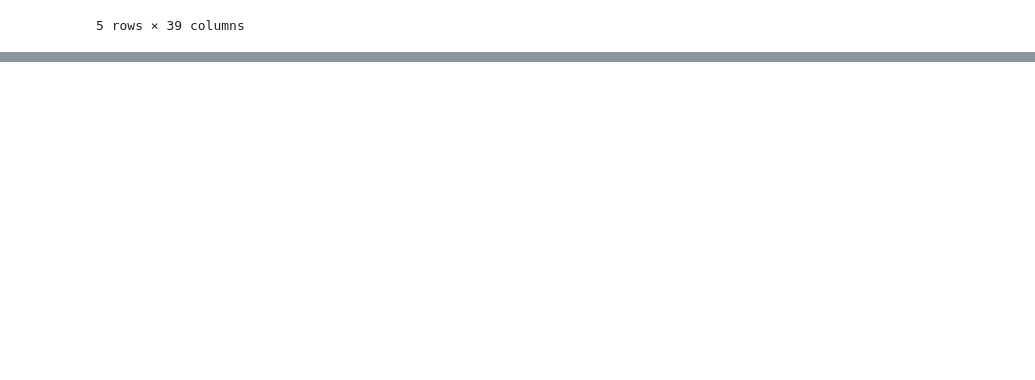
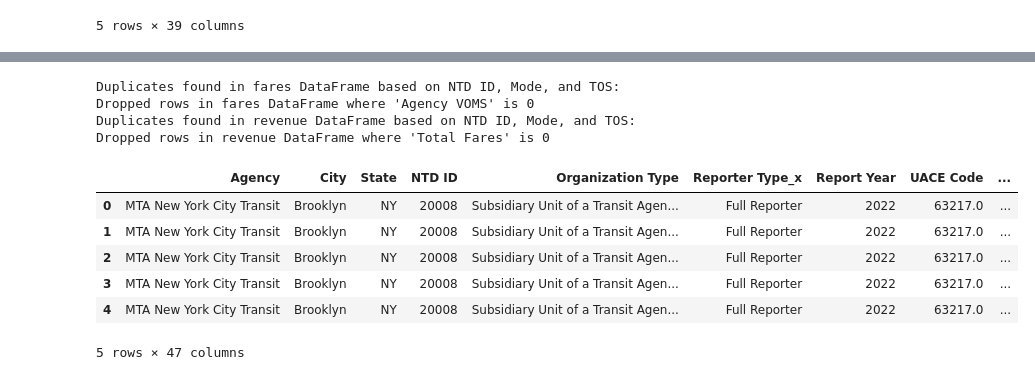
Before and after one commit to e-mission/e-mission-common, a Jupyter notebook: src/emcommon/metrics/transit/transit.ipynb, the cells around one changed output, grey strips where cells are left out. Saved outputs shown, nothing was run; the diff lists cells and outputs as text; code cells hidden in the pictures; blank space fills up the shorter version.

```diff
--- a/src/emcommon/metrics/transit/transit.ipynb
+++ b/src/emcommon/metrics/transit/transit.ipynb
@@ -50,0 +257,48 @@ Non-weighted Average Fare Revenues per Unlinked Passenger Trip: 1.56333333333333
+# %%
+# the intention is to drop copies of rows of the same agency.
+# mostly empty rows that have 0 Total Fares anyway.
+
+# Check for duplicates in fares DataFrame
+fares_duplicates = fares[fares.duplicated(subset=['NTD ID', 'Mode', 'TOS'], keep=False)]
+if not fares_duplicates.empty:
+    print("Duplicates found in fares DataFrame based on NTD ID, Mode, and TOS:")
+    # display(fares_duplicates)
+    # Drop rows where 'Agency VOMS' is 0
+    fares = fares[~((fares['NTD ID'].isin(fares_duplicates['NTD ID'])) &
+                    (fares['Mode'].isin(fares_duplicates['Mode'])) &
+                    (fares['TOS'].isin(fares_duplicates['TOS'])) &
+                    (fares['Agency VOMS'] == 0))]
+    print("Dropped rows in fares DataFrame where 'Agency VOMS' is 0")
+    # Remove remaining duplicates, keeping the first occurrence
+    fares = fares.drop_duplicates(subset=['NTD ID', 'Mode', 'TOS'], keep='first')
+
+# Check for duplicates in revenue DataFrame
+revenue_duplicates = revenue[revenue.duplicated(subset=['NTD ID', 'Mode', 'TOS'], keep=False)]
+if not revenue_duplicates.empty:
+    print("Duplicates found in revenue DataFrame based on NTD ID, Mode, and TOS:")
+    # display(revenue_duplicates.head(55))
+    # Drop rows where 'Total Fares' is 0
+    revenue = revenue[~((revenue['NTD ID'].isin(revenue_duplicates['NTD ID'])) &
+                       (revenue['Mode'].isin(revenue_duplicates['Mode'])) &
+                       (revenue['TOS'].isin(revenue_duplicates['TOS'])) &
+                       (revenue['Total Fares'] == 0))]
+    print("Dropped rows in revenue DataFrame where 'Total Fares' is 0")
+    # Remove remaining duplicates, keeping the first occurrence
+    revenue = revenue.drop_duplicates(subset=['NTD ID', 'Mode', 'TOS'], keep='first')
+
+# perform the join on NTD ID, Mode, and TOS
+merged_df = pd.merge(fares, revenue, on=['NTD ID', 'Mode', 'TOS'])
+
+display(merged_df.head())
+# %% [output]
+Duplicates found in fares DataFrame based on NTD ID, Mode, and TOS:
+Dropped rows in fares DataFrame where 'Agency VOMS' is 0
+Duplicates found in revenue DataFrame based on NTD ID, Mode, and TOS:
+Dropped rows in revenue DataFrame where 'Total Fares' is 0
+|  | Agency | City | State | NTD ID | Organization Type | Reporter Type_x | Report Year | UACE Code | ... |
+| 0 | MTA New York City Transit | Brooklyn | NY | 20008 | Subsidiary Unit of a Transit Agen... | Full Reporter | 2022 | 63217.0 | ... |
+| 1 | MTA New York City Transit | Brooklyn | NY | 20008 | Subsidiary Unit of a Transit Agen... | Full Reporter | 2022 | 63217.0 | ... |
+| 2 | MTA New York City Transit | Brooklyn | NY | 20008 | Subsidiary Unit of a Transit Agen... | Full Reporter | 2022 | 63217.0 | ... |
+| 3 | MTA New York City Transit | Brooklyn | NY | 20008 | Subsidiary Unit of a Transit Agen... | Full Reporter | 2022 | 63217.0 | ... |
+| 4 | MTA New York City Transit | Brooklyn | NY | 20008 | Subsidiary Unit of a Transit Agen... | Full Reporter | 2022 | 63217.0 | ... |
+5 rows × 47 columns
```
Also changed, not shown: parts of 16 cells of this notebook, 1 other file.
